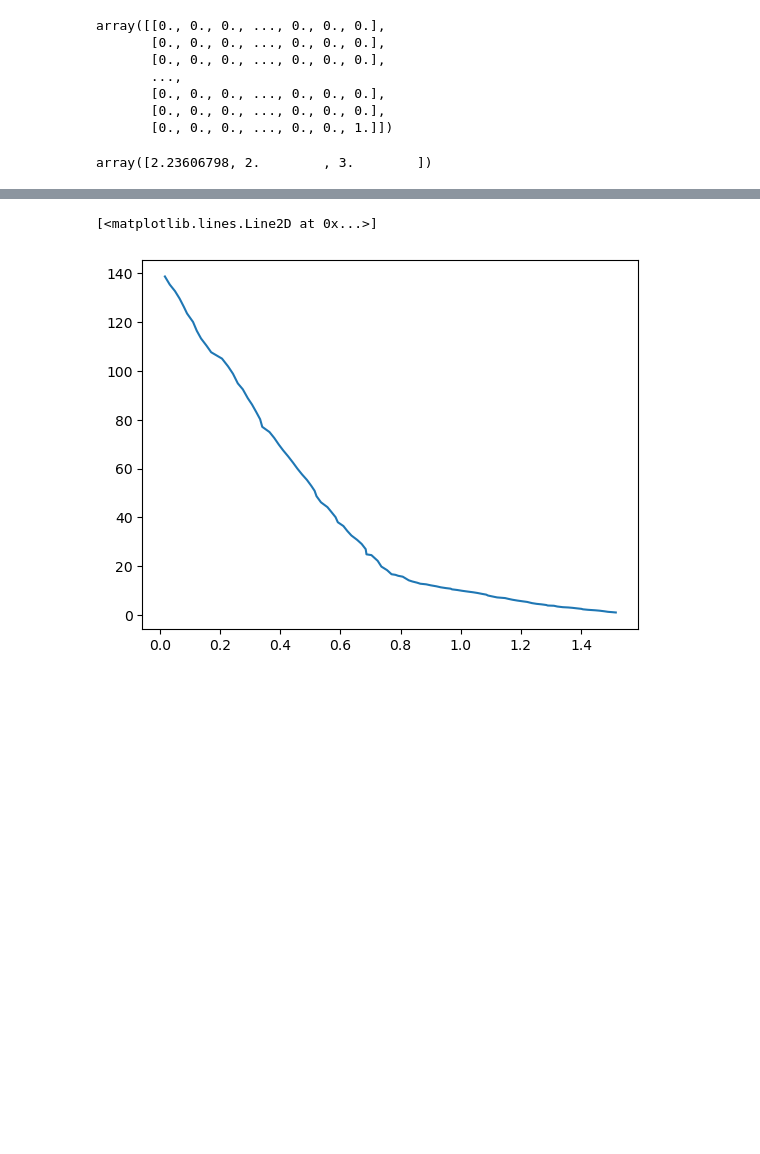
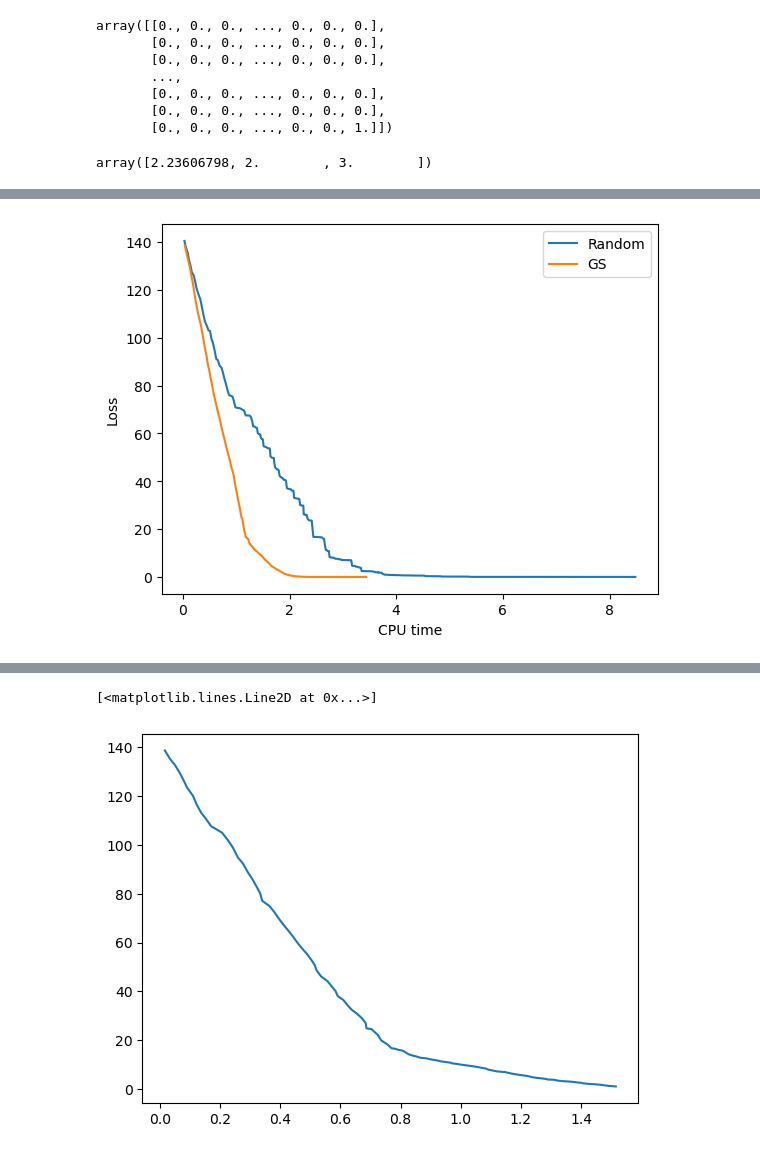
Before and after one commit to Aiecco/BCGD-methods, a Jupyter notebook: HW scratch.ipynb, the cells around one changed output, grey strips where cells are left out. Saved outputs shown, nothing was run; the diff lists cells and outputs as text; code cells hidden in the pictures; blank space fills up the shorter version.

```diff
--- a/HW scratch.ipynb
+++ b/HW scratch.ipynb
@@ -166,7 +166,7 @@ L = 0.01
 alpha = 1/L
 # %%
 # TODO: implement a faster version that calculates just the ith component
-def gs_coord_select(A, b_onehot, X):
+def gs_coord_select(X):
     """"
     Step 4 in the BCGD with GS rule.
     Picks block with maximial gradient
@@ -186,14 +186,16 @@ def coord_step(X0, i_k, g_ik):
     X_out[:,i_k] += step.flatten()
     return X_out
 
-def BCGD_GS(return_hist = True):
+
+# TODO: check optimality condition for early stopping.
+def BCGD(coord_select, max_iter = 100, return_hist = True):
     X_cur = np.copy(X)
     hist = []
     start_time_p = time.process_time()
     start_time_w = time.time()
-    for iter in range(100):
+    for iter in range(max_iter):
         hist_iter = {'iter': iter}
-        g_ik, i_k = gs_coord_select(A, b_onehot, X_cur)
+        g_ik, i_k = coord_select(X_cur)
         X_cur = coord_step(X_cur, i_k, g_ik)
         if return_hist:
             Z = - A @ X_cur
@@ -216,5 +218,10 @@ def BCGD_GS(return_hist = True):
     else:
         return
 
-def BCGD_RAND():
-    return
+def rand_coord_select(X):
+    # TODO: CALCULATING THE FULL GRAD HERE IS NOT NECESSARY
+    # [IMPORTANT] it will run faster if this is optimized.
+    g = grad(A, b_onehot, X)
+    i_k = np.random.randint(k) # select the coord (col)
+    g_ik = g[:,i_k].reshape((m,1))
+    return g_ik, i_k
@@ -237,0 +228,3 @@ hist_BCGD_GS_df
+# %%
+hist_BCGD_GS_df = BCGD(gs_coord_select, max_iter=200)
+hist_BCGD_GS_df
@@ -237,0 +245,3 @@ hist_BCGD_GS_df
+# %%
+hist_BCGD_rand_df = BCGD(rand_coord_select, max_iter=500)
+hist_BCGD_rand_df
@@ -237,0 +277,12 @@ hist_BCGD_GS_df
+# %%
+fig = plt.figure()
+rand_sele = (hist_BCGD_rand_df['L2_g_ik'] > 0.01)
+gs_sele = (hist_BCGD_GS_df['L2_g_ik'] > 0.01)
+plt.plot(hist_BCGD_rand_df['wall_time'], hist_BCGD_rand_df['loss'], label = 'Random')
+plt.plot(hist_BCGD_GS_df['wall_time'], hist_BCGD_GS_df['loss'], label='GS')
+plt.legend()
+plt.xlabel('CPU time')
+plt.ylabel('Loss')
+plt.show()
+# %% [output]
+[figure, added]
```
Also changed, not shown: parts of 5 cells of this notebook, 1 other file.
